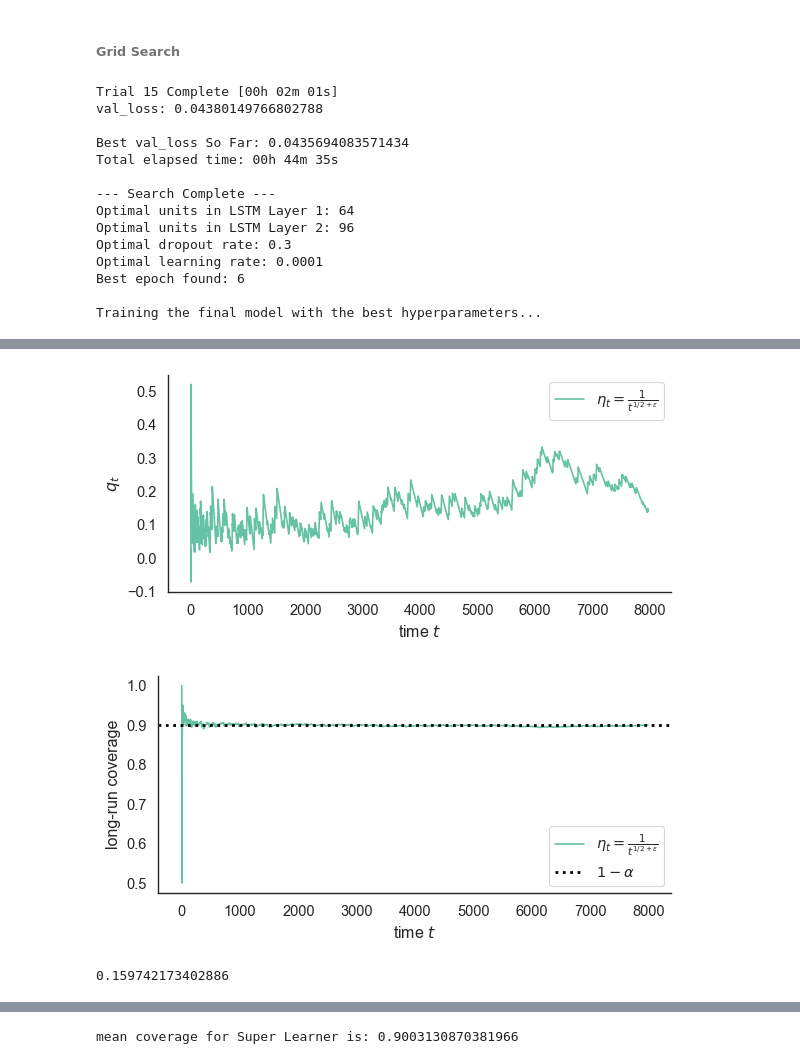
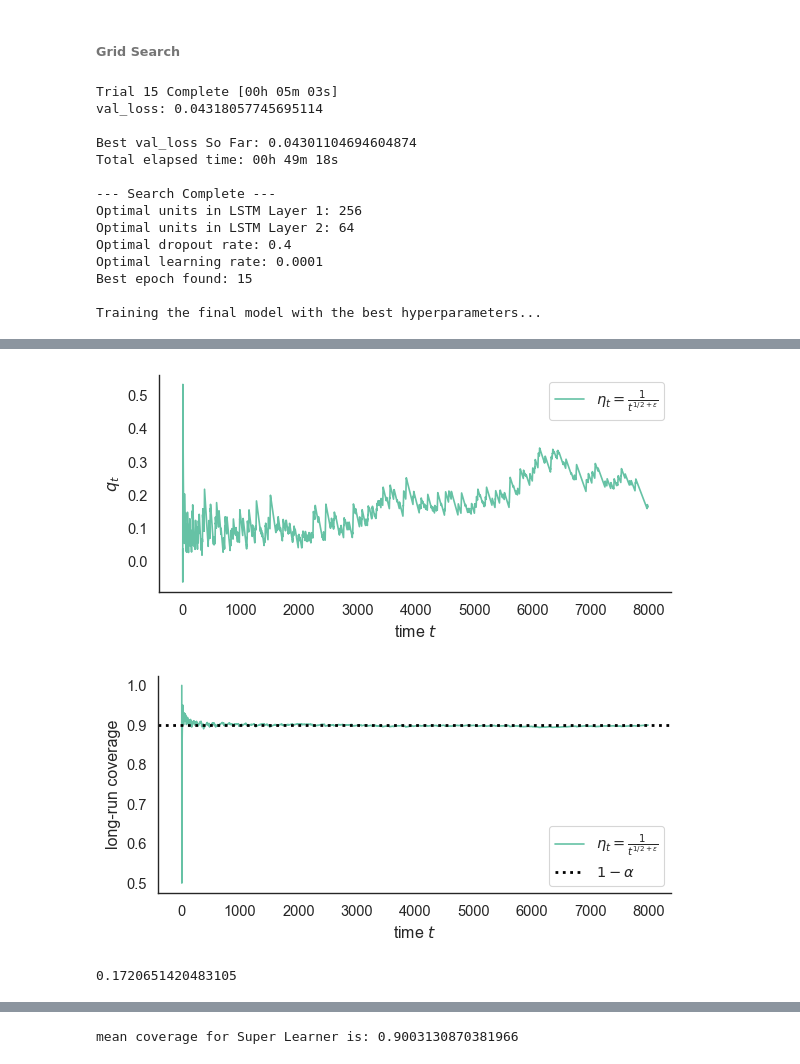
Before and after one commit to victorianian610/Online-Conformal-Prediction-with-SuperLearning-, a Jupyter notebook: onlinecp_model_aggregation_comparision.ipynb, the cells around one changed output, grey strips where cells are left out. Saved outputs shown, nothing was run; the diff lists cells and outputs as text; code cells hidden in the pictures.

```diff
--- a/onlinecp_model_aggregation_comparision.ipynb
+++ b/onlinecp_model_aggregation_comparision.ipynb
@@ -174,7 +174,7 @@ def plot_coverage_results(results, alpha, W):
     plt.figure(figsize=(6, 3))
     plt.plot(range(T), results["LRC_decaying"], label=r'$\eta_t = \frac{1}{t^{1/2+\epsilon}}$')
     #plt.plot(range(T), results['LRC_qstar'], label=r'$q^*$')
-    plt.axhline(y= (1 - alpha), linestyle='dotted', color="k", linewidth=2, label=r'$1-\alpha$')
+    plt.axhline(y=1 - alpha, linestyle='dotted', color="k", linewidth=2, label=r'$1-\alpha$')
     plt.xlabel(r'time $t$')
     plt.ylabel("long-run coverage")
     plt.legend()
@@ -1585,15 +1814,15 @@ Strong continuous volatility, jumps still moderate
 np.random.seed(42)
 
 # Parameters
-S0 = 100                # initial stock price
-mu = 0.05               # drift
-sigma = 0.4             # volatility
-lamb = 0.1              # jump intensity (average 0.1 jumps per unit time)
-mu_j = -0.1             # mean jump size (log-normal)
-sigma_j = 0.3           # std dev of jump size (log-normal)
-T = 1.0                 # total time
-N = 40000               # number of time steps
-dt = T / N              # time step
+S0 = 100         # initial stock price
+mu = 0.05         # neutral drift, no strong trend
+sigma = 0.4     # higher volatility (2.5x baseline)
+lamb = 0.15      # more frequent jumps (vs 0.1 baseline)
+mu_j = -0.3      # same mean jump size
+sigma_j = 0.35   # slightly larger variability in jump size
+T = 1.0
+N = 40000
+dt = T / N
 
 # Time grid
 t = np.arange(N)
@@ -1784,7 +2027,7 @@ tuner = kt.RandomSearch(
 print("Starting hyperparameter search...")
 tuner.search(
     X_train, y_train,
-    epochs=30,                  # longer, but early stopping will cut short
+    epochs=20,                  # longer, but early stopping will cut short
     batch_size=16,
     validation_data=(X_val, y_val),
     callbacks=[EarlyStopping(monitor='val_loss', patience=5, restore_best_weights=True)]
@@ -1806,18 +2049,18 @@ print("Best epoch found:", best_epoch)
 # --- Train Final Model ---
 print("\nTraining the final model with the best hyperparameters...")
 # %% [output]
-Trial 15 Complete [00h 02m 01s]
-val_loss: 0.04380149766802788
+Trial 15 Complete [00h 05m 03s]
+val_loss: 0.04318057745695114
 
-Best val_loss So Far: 0.0435694083571434
-Total elapsed time: 00h 44m 35s
+Best val_loss So Far: 0.04301104694604874
+Total elapsed time: 00h 49m 18s
 
 --- Search Complete ---
-Optimal units in LSTM Layer 1: 64
-Optimal units in LSTM Layer 2: 96
-Optimal dropout rate: 0.3
+Optimal units in LSTM Layer 1: 256
+Optimal units in LSTM Layer 2: 64
+Optimal dropout rate: 0.4
 Optimal learning rate: 0.0001
-Best epoch found: 6
+Best epoch found: 15
 
 Training the final model with the best hyperparameters...
 # %%
@@ -1832,16 +2075,16 @@ seq_length = 15
 X_train, X_test, y_train, y_test = create_sequences(y_observed2, seq_length, train_ratio = 0.8)
 
 model2 = Sequential([
-    LSTM(64, activation='tanh', return_sequences=True, input_shape=(seq_length, 1)),
-    Dropout(0.3),
-    LSTM(96, activation='tanh'),
-    Dropout(0.3),
+    LSTM(256, activation='tanh', return_sequences=True, input_shape=(seq_length, 1)),
+    Dropout(0.4),
+    LSTM(64, activation='tanh'),
+    Dropout(0.4),
     Dense(1)
 ])
 
 
 model2.compile(optimizer=Adam(learning_rate=0.0001), loss='mean_squared_error')
-history = model2.fit(X_train, y_train, epochs=6, batch_size= 16, verbose = 0)
+history = model2.fit(X_train, y_train, epochs=15, batch_size=16, verbose = 0)
 y_pred_lstm_sim2 = model2.predict(X_test).flatten()
 
 
@@ -1854,6 +2097,6 @@ CI_lstm_decaying2 = results_jd_lstm2['q_decaying'] * 2
-[figure, old version]
+[figure, new version]
 [figure]
-0.159742173402886
+0.1720651420483105
 # %%
 print(f'mean coverage for LSTM is:', np.mean(results_jd_lstm2['observed_coverages_decaying']))
 # %% [output]
```
Also changed, not shown: parts of 38 cells of this notebook.
